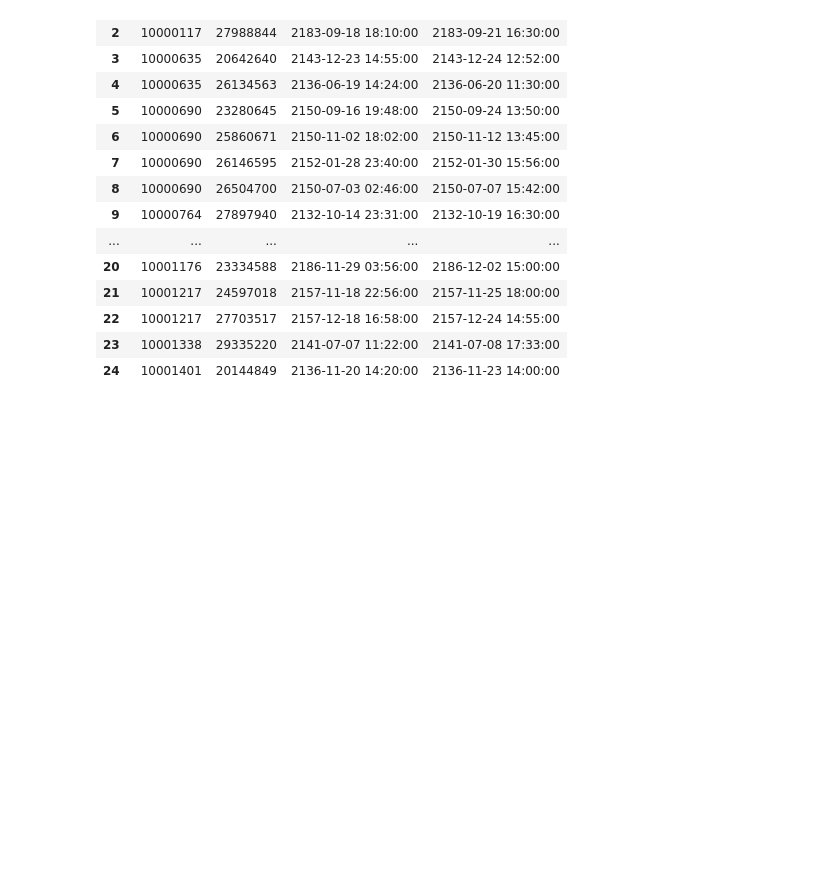
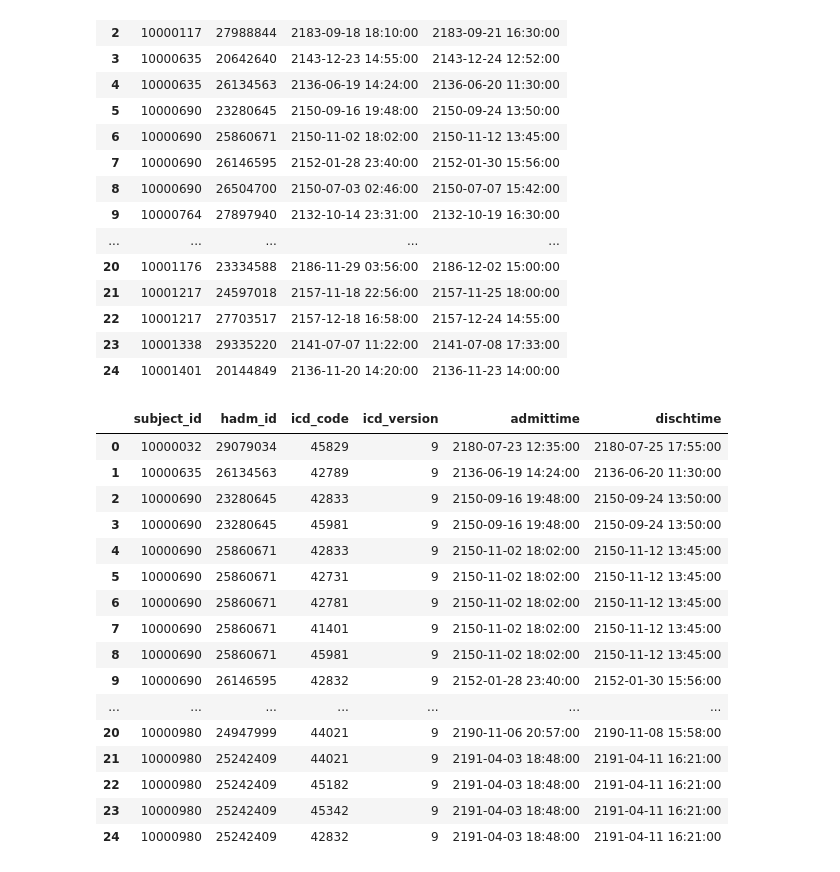
Before and after one commit to yloughribi/Internship, a Jupyter notebook: Python_script.ipynb, the cells around one changed output. Saved outputs shown, nothing was run; the diff lists cells and outputs as text; code cells hidden in the pictures; blank space fills up the shorter version.

```diff
--- a/Python_script.ipynb
+++ b/Python_script.ipynb
@@ -45,0 +171,8 @@ adm = adm.sort_values(by=['subject_id', 'hadm_id'])
+# %%
+cvd_diag_10 = diag[diag['icd_code'].str.startswith('I')]
+# %%
+cvd_9 = diag[diag['icd_code'].str.match(r'^\d')]
+filtered_cvd_9 = cvd_9[(cvd_9['icd_code'].astype(float) >= 39000) & (icd9['icd_code'].astype(float) <= 45990)]
+# %%
+diag_cvd = dd.concat([filtered_cvd_9, cvd_diag_10])
+diag_cvd = diag_cvd.reset_index(drop=True)
@@ -46,3 +205,5 @@ adm = adm.sort_values(by=['subject_id', 'hadm_id'])
+# %%
+adm = adm.compute()
 # %%
 adm.head(25)
 # %% [output]
@@ -67,0 +227,24 @@ diag_df = diag.merge(adm, on=['subject_id', 'hadm_id'])
+# %%
+diag_cml = diag_cml.merge(adm, on=['subject_id', 'hadm_id'])
+diag_cml = diag_cml.reset_index(drop=True)
+diag_cvd = diag_cvd.merge(adm, on=['subject_id', 'hadm_id'])
+diag_cvd = diag_cvd.reset_index(drop=True)
+diag_cvd.head(25)
+# %% [output]
+|  | subject_id | hadm_id | icd_code | icd_version | admittime | dischtime |
+| 0 | 10000032 | 29079034 | 45829 | 9 | 2180-07-23 12:35:00 | 2180-07-25 17:55:00 |
+| 1 | 10000635 | 26134563 | 42789 | 9 | 2136-06-19 14:24:00 | 2136-06-20 11:30:00 |
+| 2 | 10000690 | 23280645 | 42833 | 9 | 2150-09-16 19:48:00 | 2150-09-24 13:50:00 |
+| 3 | 10000690 | 23280645 | 45981 | 9 | 2150-09-16 19:48:00 | 2150-09-24 13:50:00 |
+| 4 | 10000690 | 25860671 | 42833 | 9 | 2150-11-02 18:02:00 | 2150-11-12 13:45:00 |
+| 5 | 10000690 | 25860671 | 42731 | 9 | 2150-11-02 18:02:00 | 2150-11-12 13:45:00 |
+| 6 | 10000690 | 25860671 | 42781 | 9 | 2150-11-02 18:02:00 | 2150-11-12 13:45:00 |
+| 7 | 10000690 | 25860671 | 41401 | 9 | 2150-11-02 18:02:00 | 2150-11-12 13:45:00 |
+| 8 | 10000690 | 25860671 | 45981 | 9 | 2150-11-02 18:02:00 | 2150-11-12 13:45:00 |
+| 9 | 10000690 | 26146595 | 42832 | 9 | 2152-01-28 23:40:00 | 2152-01-30 15:56:00 |
+| ... | ... | ... | ... | ... | ... | ... |
+| 20 | 10000980 | 24947999 | 44021 | 9 | 2190-11-06 20:57:00 | 2190-11-08 15:58:00 |
+| 21 | 10000980 | 25242409 | 44021 | 9 | 2191-04-03 18:48:00 | 2191-04-11 16:21:00 |
+| 22 | 10000980 | 25242409 | 45182 | 9 | 2191-04-03 18:48:00 | 2191-04-11 16:21:00 |
+| 23 | 10000980 | 25242409 | 45342 | 9 | 2191-04-03 18:48:00 | 2191-04-11 16:21:00 |
+| 24 | 10000980 | 25242409 | 42832 | 9 | 2191-04-03 18:48:00 | 2191-04-11 16:21:00 |
```
Also changed, not shown: parts of 44 cells of this notebook.
